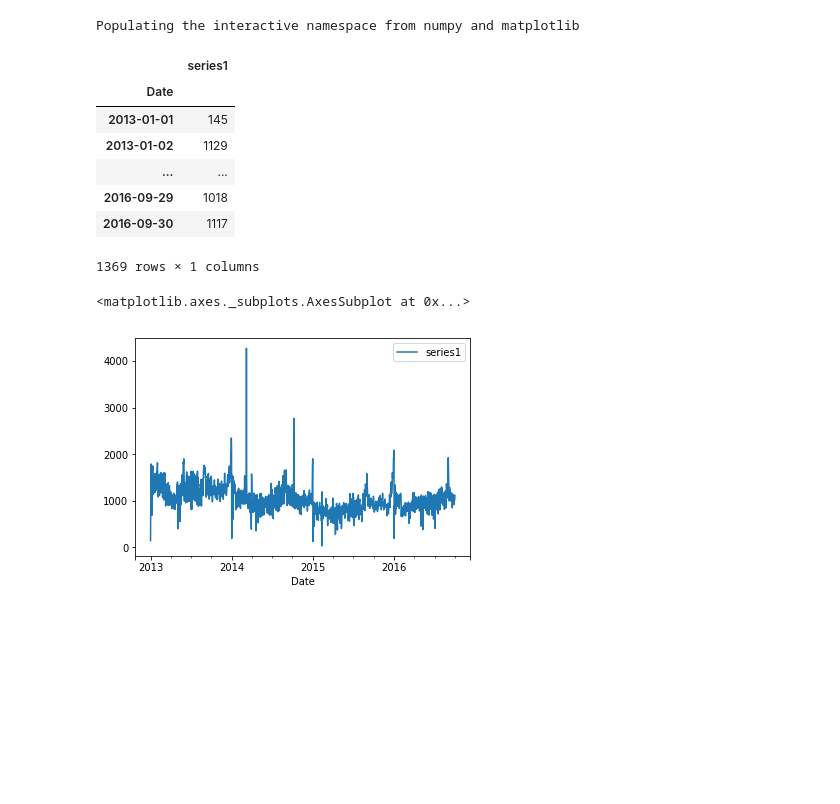
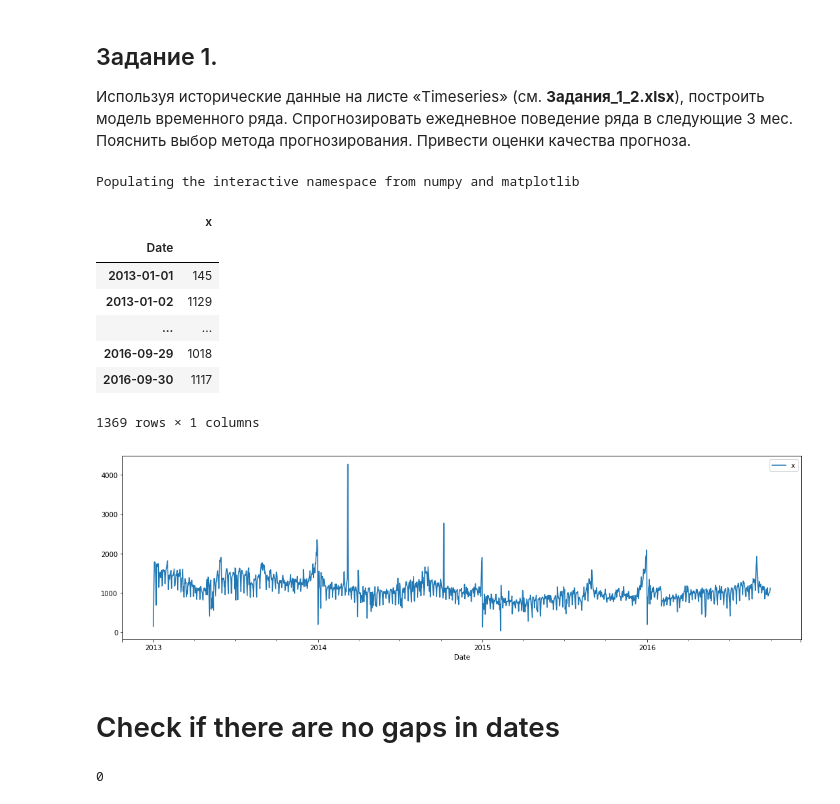
Before and after one commit to anatol-grabowski/test_task_plans_data, a Jupyter notebook: notebooks/task1.ipynb, the cells around one changed output. Saved outputs shown, nothing was run; the diff lists cells and outputs as text; code cells hidden in the pictures; blank space fills up the shorter version.

```diff
--- a/notebooks/task1.ipynb
+++ b/notebooks/task1.ipynb
@@ -1,3 +1,6 @@
+# %% [markdown]
+## Задание 1.
+Используя исторические данные на листе «Timeseries» (см. **Задания_1_2.xlsx**), построить модель временного ряда.  Спрогнозировать  ежедневное поведение ряда в следующие 3 мес.  Пояснить выбор метода прогнозирования. Привести оценки качества прогноза.
 # %%
 import numpy as np
 import pandas as pd
@@ -5,24 +8,49 @@ import matplotlib.pyplot as plt
 from IPython.display import display, Image, HTML
 import numba
 import seaborn as sns
+import sklearn
+import sklearn.datasets, sklearn.neighbors, sklearn.tree, sklearn.neural_network, sklearn.model_selection, \
+       sklearn.preprocessing, sklearn.decomposition, sklearn.ensemble, \
+       sklearn.linear_model, sklearn.pipeline, sklearn.metrics
+import sklearn_pandas
+import pydotplus
 
-%pylab inline
-pylab.rcParams['figure.figsize'] = (18, 5)
 pd.set_option('display.max_rows', 100)
+pd.set_option('display.max_columns', 30)
+np.random.seed(33)
-# %% [output]
-Populating the interactive namespace from numpy and matplotlib
+# %%
+%pylab inline
+pylab.rcParams['figure.figsize'] = (18, 5)
+# %% [output]
+Populating the interactive namespace from numpy and matplotlib
 # %%
-series = pd.read_excel('./inputs/Задания_1_2.xlsx', sheet_name='Timeseries', index_col='Date', parse_dates=True)
-display(series)
-series.plot()
+original_data = pd.read_excel('../inputs/Задания_1_2.xlsx', sheet_name='Timeseries',
+                              index_col='Date', parse_dates=['Date'])
+original_data.rename(columns=lambda c: 'x', inplace=True)
+
+original_data.plot()
+with pd.option_context('display.max_rows', 5):
+    display(original_data)
 # %% [output]
-|  | series1 |
+|  | x |
 | Date |  |
 | 2013-01-01 | 145 |
 | 2013-01-02 | 1129 |
 | ... | ... |
 | 2016-09-29 | 1018 |
 | 2016-09-30 | 1117 |
 1369 rows × 1 columns
-<matplotlib.axes._subplots.AxesSubplot at 0x...>
-[figure, old version]
+[figure, new version]
+# %% [markdown]
+# Check if there are no gaps in dates
+# %%
+def count_gaps(data):
+    d = original_data.copy()
+    d.reset_index(inplace=True)
+    d['Date prev'] = d['Date'].shift(1)
+    d['diff'] = d['Date'] - d['Date prev']
+    d['no gap'] = d['diff'] <= pd.Timedelta(1, 'D')
+    return (~d['no gap']).sum() - 1
+print(count_gaps(original_data))
+# %% [output]
+0
```
Also changed, not shown: parts of 15 cells of this notebook, 5 other files.
